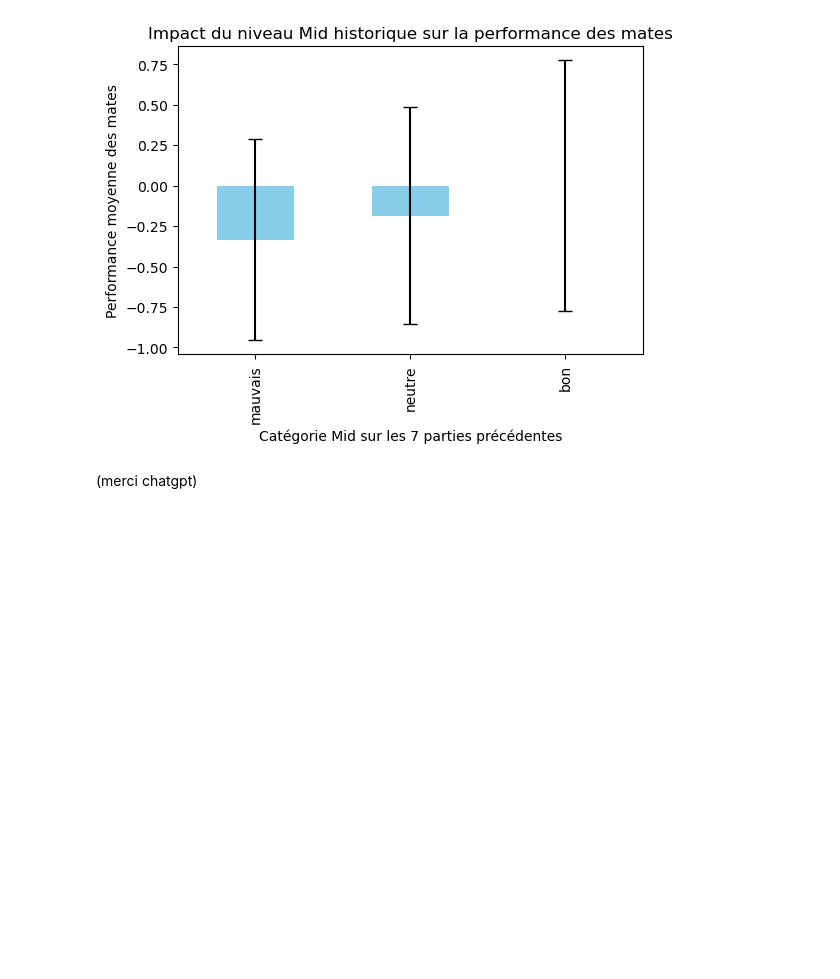
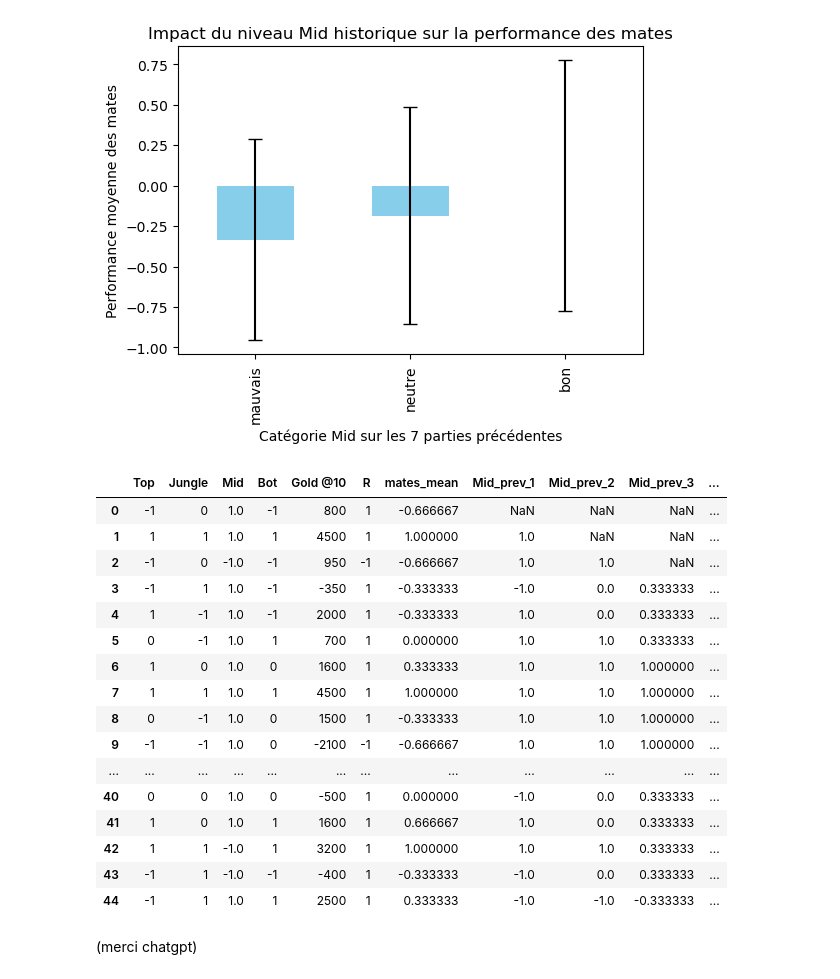
Before and after one commit to codeurEnHerbe/Analyse, a Jupyter notebook: Analyse 2.ipynb, the cells around one changed output. Cells and saved outputs as stored; diff of their text form; code cells hidden in the pictures; blank space fills up the shorter version.

```diff
--- a/Analyse 2.ipynb
+++ b/Analyse 2.ipynb
@@ -86,6 +89,26 @@ plt.title("Impact du niveau Mid historique sur la performance des mates")
 plt.show()
 # %% [output]
 [figure]
+# %%
+df
+# %% [output]
+|  | Top | Jungle | Mid | Bot | Gold @10 | R | mates_mean | Mid_prev_1 | Mid_prev_2 | Mid_prev_3 | ... |
+| 0 | -1 | 0 | 1.0 | -1 | 800 | 1 | -0.666667 | NaN | NaN | NaN | ... |
+| 1 | 1 | 1 | 1.0 | 1 | 4500 | 1 | 1.000000 | 1.0 | NaN | NaN | ... |
+| 2 | -1 | 0 | -1.0 | -1 | 950 | -1 | -0.666667 | 1.0 | 1.0 | NaN | ... |
+| 3 | -1 | 1 | 1.0 | -1 | -350 | 1 | -0.333333 | -1.0 | 0.0 | 0.333333 | ... |
+| 4 | 1 | -1 | 1.0 | -1 | 2000 | 1 | -0.333333 | 1.0 | 0.0 | 0.333333 | ... |
+| 5 | 0 | -1 | 1.0 | 1 | 700 | 1 | 0.000000 | 1.0 | 1.0 | 0.333333 | ... |
+| 6 | 1 | 0 | 1.0 | 0 | 1600 | 1 | 0.333333 | 1.0 | 1.0 | 1.000000 | ... |
+| 7 | 1 | 1 | 1.0 | 1 | 4500 | 1 | 1.000000 | 1.0 | 1.0 | 1.000000 | ... |
+| 8 | 0 | -1 | 1.0 | 0 | 1500 | 1 | -0.333333 | 1.0 | 1.0 | 1.000000 | ... |
+| 9 | -1 | -1 | 1.0 | 0 | -2100 | -1 | -0.666667 | 1.0 | 1.0 | 1.000000 | ... |
+| ... | ... | ... | ... | ... | ... | ... | ... | ... | ... | ... | ... |
+| 40 | 0 | 0 | 1.0 | 0 | -500 | 1 | 0.000000 | -1.0 | 0.0 | 0.333333 | ... |
+| 41 | 1 | 0 | 1.0 | 1 | 1600 | 1 | 0.666667 | 1.0 | 0.0 | 0.333333 | ... |
+| 42 | 1 | 1 | -1.0 | 1 | 3200 | 1 | 1.000000 | 1.0 | 1.0 | 0.333333 | ... |
+| 43 | -1 | 1 | -1.0 | -1 | -400 | 1 | -0.333333 | -1.0 | 0.0 | 0.333333 | ... |
+| 44 | -1 | 1 | 1.0 | 1 | 2500 | 1 | 0.333333 | -1.0 | -1.0 | -0.333333 | ... |
 # %% [markdown]
 (merci chatgpt)
 # %% [markdown]
```
Also changed, not shown: parts of 3 cells of this notebook.
